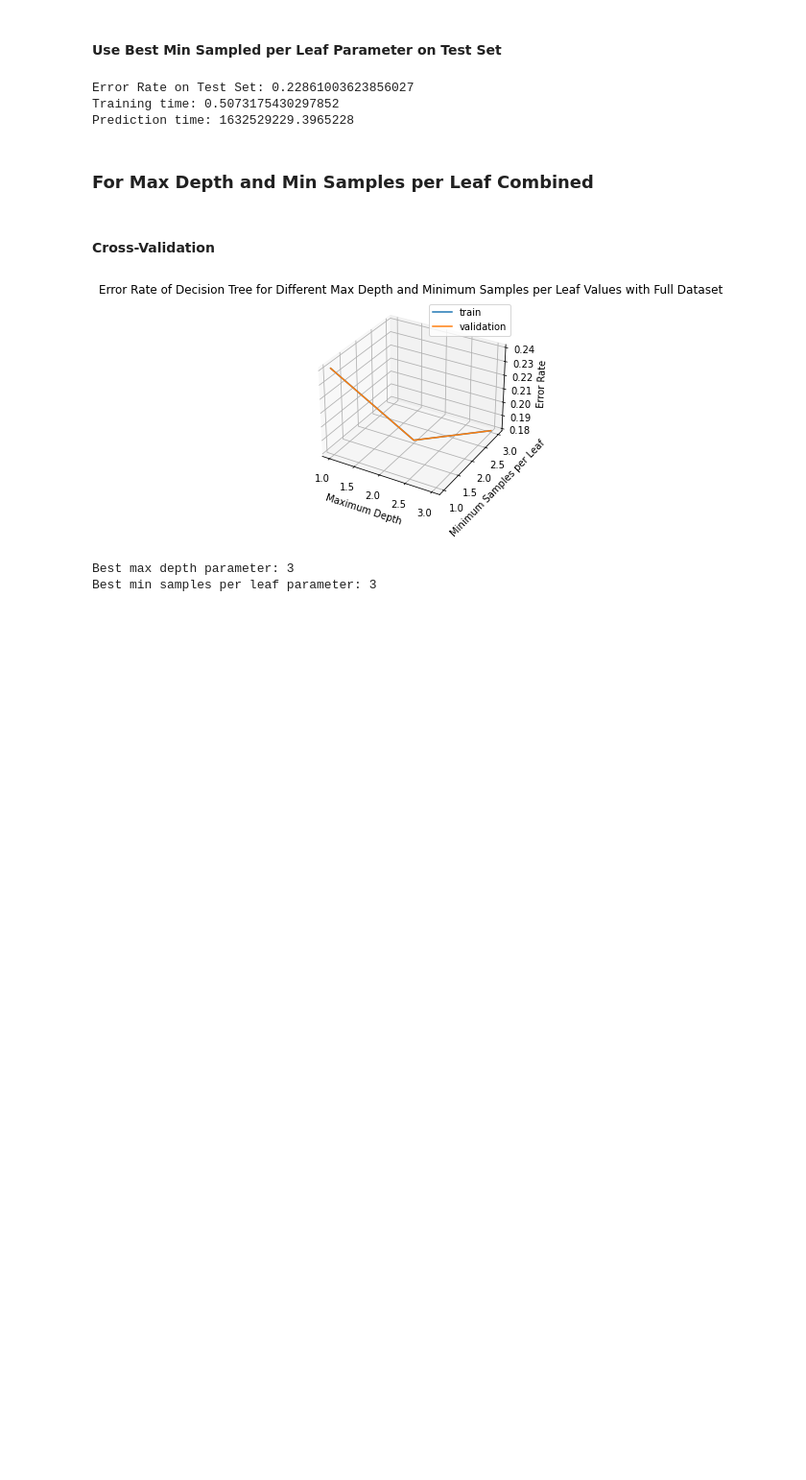
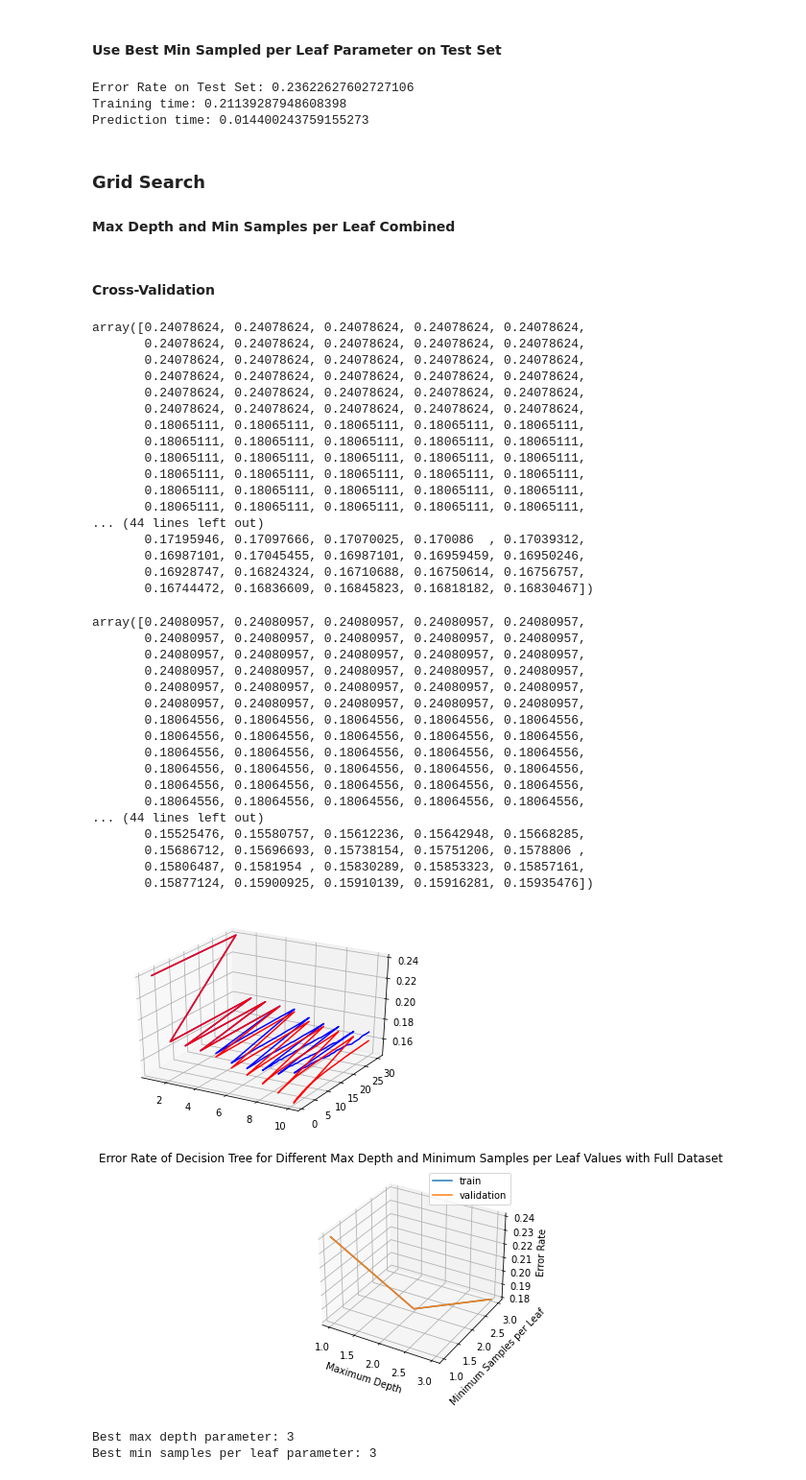
Before and after one commit to chrismartel/COMP551, a Jupyter notebook: projects/p1/adult_salary.ipynb, the cells around one changed output. Shown at 96% size. Cells and saved outputs as stored; diff of their text form; code cells hidden in the pictures; blank space fills up the shorter version.

```diff
--- a/projects/p1/adult_salary.ipynb
+++ b/projects/p1/adult_salary.ipynb
@@ -451,10 +473,12 @@ for s in sizes:
 model = DecisionTreeClassifier(min_samples_leaf=best_min_samples)
 start_time = time.time()
 model.fit(x_train, y_train)
-tr_time = time.time() - start_time
+tr_end = time.time()
+tr_time = tr_end - start_time
 
 y_pred = model.predict(x_test)
-pred_time = time.time() - tr_time
+pr_end = time.time()
+pred_time = pr_end - tr_end
 
 err_rate = my_validation.error_rate(y_test, y_pred)
 
@@ -462,10 +486,11 @@ print("Error Rate on Test Set: {err_rate}".format(err_rate=err_rate))
 print("Training time: {tr_time}".format(tr_time=tr_time))
 print("Prediction time: {pred_time}".format(pred_time=pred_time))
 # %% [output]
-Error Rate on Test Set: 0.22861003623856027
-Training time: 0.5073175430297852
-Prediction time: 1632529229.3965228
+Error Rate on Test Set: 0.23622627602727106
+Training time: 0.21139287948608398
+Prediction time: 0.014400243759155273
 # %% [markdown]
-### For Max Depth and Min Samples per Leaf Combined
+### Grid Search
+#### Max Depth and Min Samples per Leaf Combined
 # %% [markdown]
 #### Cross-Validation
@@ -472,3 +509,62 @@ Prediction time: 1632529229.3965228
+# %%
+# Temporary lits to compute quickly
+max_depth_list = list(range(1,11)) #1-30
+min_samples_per_leaf_list = list(range(1,31)) #1-100
+err_val_matrix, err_train_matrix = my_validation.dt_cross_validation(x_train, y_train,max_depth_list=max_depth_list, min_samples_per_leaf_list=min_samples_per_leaf_list, L=L, validation_metric_fn=my_validation.error_rate)
+err_val_means = np.mean(err_val_matrix, axis = -1).flatten()
+err_train_means = np.mean(err_train_matrix, axis = -1).flatten()
+display(err_val_means)
+display(err_train_means)
+fig, ax = plt.subplots(subplot_kw={'projection': '3d'})
+xdata = list()
+for md in max_depth_list:
+  for i in range(len(min_samples_per_leaf_list)):
+    xdata.append(md)
+
+ydata = len(max_depth_list) * min_samples_per_leaf_list
+
+zdata_val, zdata_train = err_val_means, err_train_means
+
+ax.plot(xdata, ydata, err_val_means, label='validation', color='blue')
+
+ax.plot(xdata,ydata, err_train_means, label='train', color='red')
+plt.show()
+# %% [output]
+array([0.24078624, 0.24078624, 0.24078624, 0.24078624, 0.24078624,
+       0.24078624, 0.24078624, 0.24078624, 0.24078624, 0.24078624,
+       0.24078624, 0.24078624, 0.24078624, 0.24078624, 0.24078624,
+       0.24078624, 0.24078624, 0.24078624, 0.24078624, 0.24078624,
+       0.24078624, 0.24078624, 0.24078624, 0.24078624, 0.24078624,
+       0.24078624, 0.24078624, 0.24078624, 0.24078624, 0.24078624,
+       0.18065111, 0.18065111, 0.18065111, 0.18065111, 0.18065111,
+       0.18065111, 0.18065111, 0.18065111, 0.18065111, 0.18065111,
+       0.18065111, 0.18065111, 0.18065111, 0.18065111, 0.18065111,
+       0.18065111, 0.18065111, 0.18065111, 0.18065111, 0.18065111,
+       0.18065111, 0.18065111, 0.18065111, 0.18065111, 0.18065111,
+       0.18065111, 0.18065111, 0.18065111, 0.18065111, 0.18065111,
+... (44 lines left out)
+       0.17195946, 0.17097666, 0.17070025, 0.170086  , 0.17039312,
+       0.16987101, 0.17045455, 0.16987101, 0.16959459, 0.16950246,
+       0.16928747, 0.16824324, 0.16710688, 0.16750614, 0.16756757,
+       0.16744472, 0.16836609, 0.16845823, 0.16818182, 0.16830467])
+array([0.24080957, 0.24080957, 0.24080957, 0.24080957, 0.24080957,
+       0.24080957, 0.24080957, 0.24080957, 0.24080957, 0.24080957,
+       0.24080957, 0.24080957, 0.24080957, 0.24080957, 0.24080957,
+       0.24080957, 0.24080957, 0.24080957, 0.24080957, 0.24080957,
+       0.24080957, 0.24080957, 0.24080957, 0.24080957, 0.24080957,
+       0.24080957, 0.24080957, 0.24080957, 0.24080957, 0.24080957,
+       0.18064556, 0.18064556, 0.18064556, 0.18064556, 0.18064556,
+       0.18064556, 0.18064556, 0.18064556, 0.18064556, 0.18064556,
+       0.18064556, 0.18064556, 0.18064556, 0.18064556, 0.18064556,
+       0.18064556, 0.18064556, 0.18064556, 0.18064556, 0.18064556,
+       0.18064556, 0.18064556, 0.18064556, 0.18064556, 0.18064556,
+       0.18064556, 0.18064556, 0.18064556, 0.18064556, 0.18064556,
+... (44 lines left out)
+       0.15525476, 0.15580757, 0.15612236, 0.15642948, 0.15668285,
+       0.15686712, 0.15696693, 0.15738154, 0.15751206, 0.1578806 ,
+       0.15806487, 0.1581954 , 0.15830289, 0.15853323, 0.15857161,
+       0.15877124, 0.15900925, 0.15910139, 0.15916281, 0.15935476])
+[figure, added]
 # %%
 from mpl_toolkits import mplot3d
 
```
Also changed, not shown: parts of 22 cells of this notebook.
